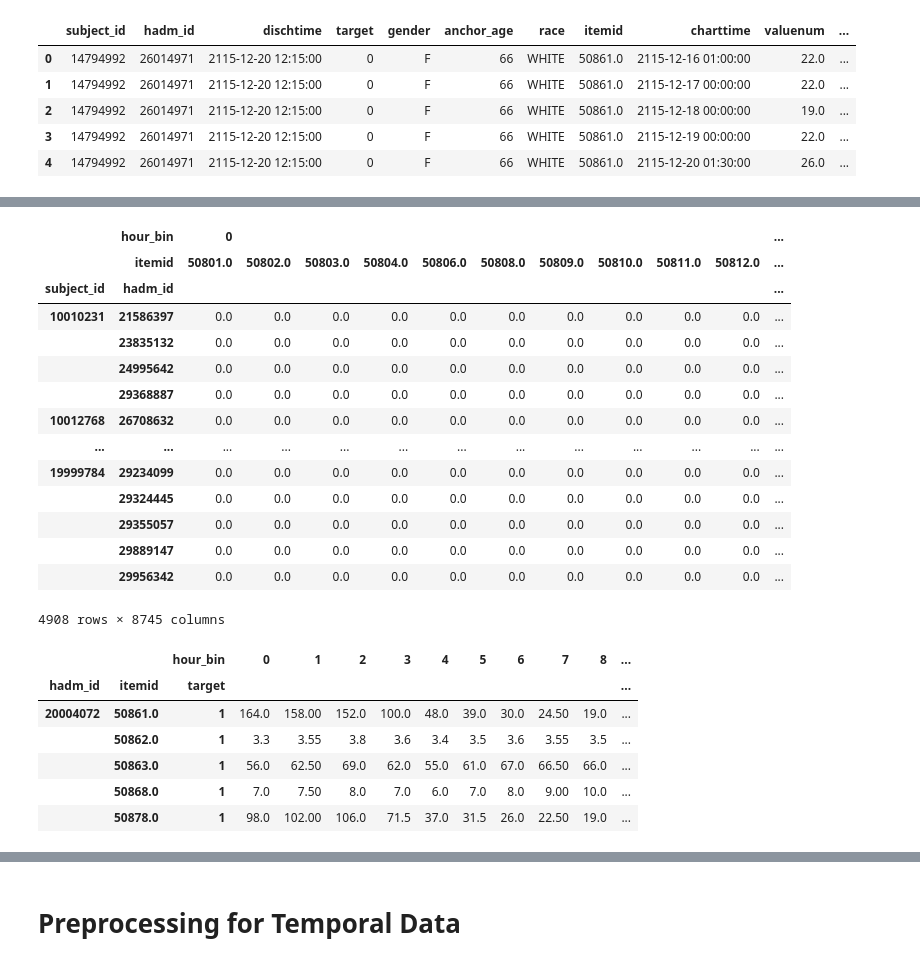
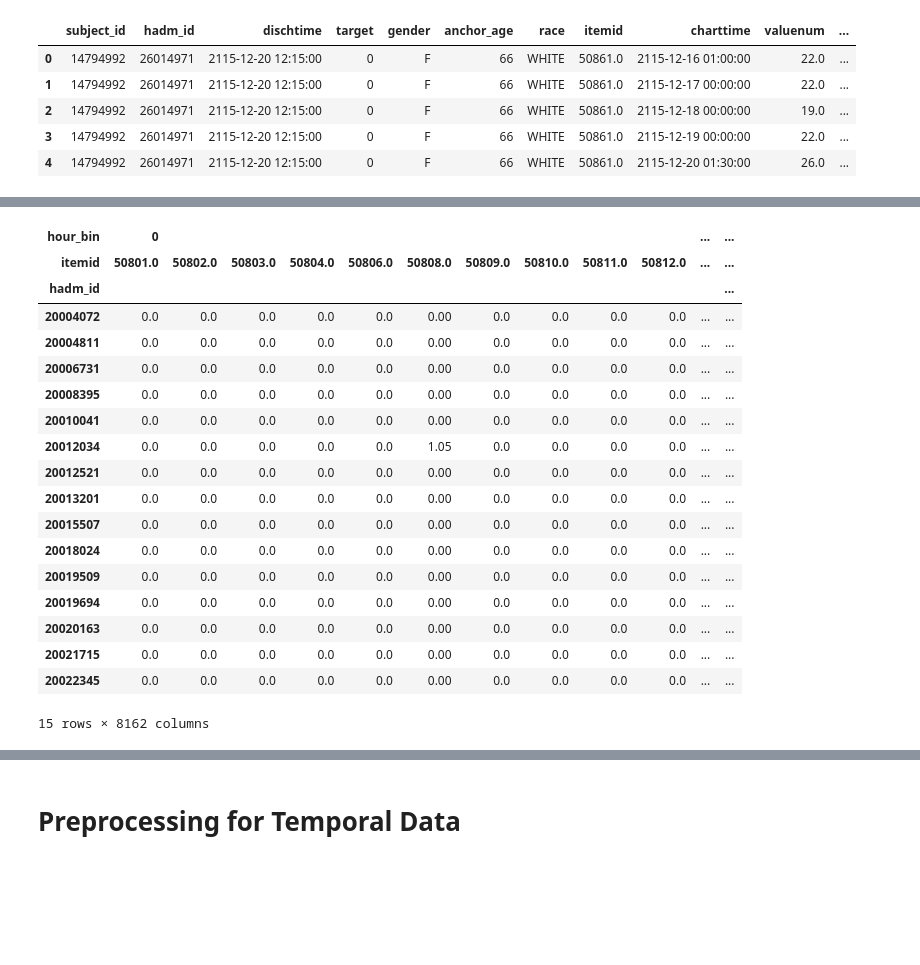
Before and after one commit to Crazz-Zaac/informative-missingness, a Jupyter notebook: project/notebooks/exp_2025.ipynb, the cells around one changed output, grey strips where cells are left out. Saved outputs shown, nothing was run; the diff lists cells and outputs as text; code cells hidden in the pictures; blank space fills up the shorter version.

```diff
--- a/project/notebooks/exp_2025.ipynb
+++ b/project/notebooks/exp_2025.ipynb
@@ -230,15 +225,15 @@ sup_extracted_df.head()
 # %%
-df = patient_data_df.copy()
-df = df.dropna(subset=["charttime", "dischtime"])
-df["charttime"] = pd.to_datetime(df["charttime"])
-df["dischtime"] = pd.to_datetime(df["dischtime"])
+patient_df = patient_data_df.copy()
+patient_df = patient_df.dropna(subset=["charttime", "dischtime"])
+patient_df["charttime"] = pd.to_datetime(patient_df["charttime"])
+patient_df["dischtime"] = pd.to_datetime(patient_df["dischtime"])
 
-delta = df["dischtime"] - df["charttime"]
+delta = patient_df["dischtime"] - patient_df["charttime"]
 
-df["minute"] = (delta.dt.total_seconds() // 60).astype(int)
-df["hour"] = (delta.dt.total_seconds() // 3600).astype(int)
-df["day"] = (delta.dt.total_seconds() // (3600 * 24)).astype(int)
-df.head()
+patient_df["minute"] = (delta.dt.total_seconds() // 60).astype(int)
+patient_df["hour"] = (delta.dt.total_seconds() // 3600).astype(int)
+patient_df["day"] = (delta.dt.total_seconds() // (3600 * 24)).astype(int)
+patient_df.head()
 # %% [output]
 |  | subject_id | hadm_id | dischtime | target | gender | anchor_age | race | itemid | charttime | valuenum | ... |
 | 0 | 14794992 | 26014971 | 2115-12-20 12:15:00 | 0 | F | 66 | WHITE | 50861.0 | 2115-12-16 01:00:00 | 22.0 | ... |
@@ -247,13 +242,13 @@ df.head()
 | 3 | 14794992 | 26014971 | 2115-12-20 12:15:00 | 0 | F | 66 | WHITE | 50861.0 | 2115-12-19 00:00:00 | 22.0 | ... |
 | 4 | 14794992 | 26014971 | 2115-12-20 12:15:00 | 0 | F | 66 | WHITE | 50861.0 | 2115-12-20 01:30:00 | 26.0 | ... |
 # %%
-df["hour_bin"] = (df["hour"] // 12).astype(int)
-ts = (
-    df
-    .groupby(["subject_id", "hadm_id", "itemid","hour_bin"])["valuenum"]
+# patient_df["hour_bin"] = (patient_df["hour"] // 12).astype(int)
+patient_df = patient_df[(patient_df["hour_bin"] >= 0) & (patient_df["hour_bin"] < 14)]
+patient_ts = (
+    patient_df.groupby(["hadm_id", "itemid", "hour_bin"])["valuenum"]  # "subject_id"
     .mean()
-    .unstack(level=-1)
-    .interpolate(method='linear', axis=1)
+    .unstack("hour_bin")
+    .interpolate(method="linear", axis=1)
     .ffill(axis=1)
     .bfill(axis=1)
 )
@@ -279,18 +288,23 @@ ts.head()
 # %%
-ts.unstack(level=-1).fillna(0)
+wide = patient_ts.unstack("itemid").fillna(0)
+wide.head(15)
 # %% [output]
-|  | hour_bin | 0 |  |  |  |  |  |  |  |  |  | ... |
-|  | itemid | 50801.0 | 50802.0 | 50803.0 | 50804.0 | 50806.0 | 50808.0 | 50809.0 | 50810.0 | 50811.0 | 50812.0 | ... |
-| subject_id | hadm_id |  |  |  |  |  |  |  |  |  |  | ... |
-| 10010231 | 21586397 | 0.0 | 0.0 | 0.0 | 0.0 | 0.0 | 0.0 | 0.0 | 0.0 | 0.0 | 0.0 | ... |
-|  | 23835132 | 0.0 | 0.0 | 0.0 | 0.0 | 0.0 | 0.0 | 0.0 | 0.0 | 0.0 | 0.0 | ... |
-|  | 24995642 | 0.0 | 0.0 | 0.0 | 0.0 | 0.0 | 0.0 | 0.0 | 0.0 | 0.0 | 0.0 | ... |
-|  | 29368887 | 0.0 | 0.0 | 0.0 | 0.0 | 0.0 | 0.0 | 0.0 | 0.0 | 0.0 | 0.0 | ... |
-| 10012768 | 26708632 | 0.0 | 0.0 | 0.0 | 0.0 | 0.0 | 0.0 | 0.0 | 0.0 | 0.0 | 0.0 | ... |
-| ... | ... | ... | ... | ... | ... | ... | ... | ... | ... | ... | ... | ... |
-| 19999784 | 29234099 | 0.0 | 0.0 | 0.0 | 0.0 | 0.0 | 0.0 | 0.0 | 0.0 | 0.0 | 0.0 | ... |
-|  | 29324445 | 0.0 | 0.0 | 0.0 | 0.0 | 0.0 | 0.0 | 0.0 | 0.0 | 0.0 | 0.0 | ... |
-|  | 29355057 | 0.0 | 0.0 | 0.0 | 0.0 | 0.0 | 0.0 | 0.0 | 0.0 | 0.0 | 0.0 | ... |
-|  | 29889147 | 0.0 | 0.0 | 0.0 | 0.0 | 0.0 | 0.0 | 0.0 | 0.0 | 0.0 | 0.0 | ... |
-|  | 29956342 | 0.0 | 0.0 | 0.0 | 0.0 | 0.0 | 0.0 | 0.0 | 0.0 | 0.0 | 0.0 | ... |
+| hour_bin | 0 |  |  |  |  |  |  |  |  |  | ... | ... |
+| itemid | 50801.0 | 50802.0 | 50803.0 | 50804.0 | 50806.0 | 50808.0 | 50809.0 | 50810.0 | 50811.0 | 50812.0 | ... | ... |
+| hadm_id |  |  |  |  |  |  |  |  |  |  |  | ... |
+| 20004072 | 0.0 | 0.0 | 0.0 | 0.0 | 0.0 | 0.00 | 0.0 | 0.0 | 0.0 | 0.0 | ... | ... |
+| 20004811 | 0.0 | 0.0 | 0.0 | 0.0 | 0.0 | 0.00 | 0.0 | 0.0 | 0.0 | 0.0 | ... | ... |
+| 20006731 | 0.0 | 0.0 | 0.0 | 0.0 | 0.0 | 0.00 | 0.0 | 0.0 | 0.0 | 0.0 | ... | ... |
+| 20008395 | 0.0 | 0.0 | 0.0 | 0.0 | 0.0 | 0.00 | 0.0 | 0.0 | 0.0 | 0.0 | ... | ... |
+| 20010041 | 0.0 | 0.0 | 0.0 | 0.0 | 0.0 | 0.00 | 0.0 | 0.0 | 0.0 | 0.0 | ... | ... |
+| 20012034 | 0.0 | 0.0 | 0.0 | 0.0 | 0.0 | 1.05 | 0.0 | 0.0 | 0.0 | 0.0 | ... | ... |
+| 20012521 | 0.0 | 0.0 | 0.0 | 0.0 | 0.0 | 0.00 | 0.0 | 0.0 | 0.0 | 0.0 | ... | ... |
+| 20013201 | 0.0 | 0.0 | 0.0 | 0.0 | 0.0 | 0.00 | 0.0 | 0.0 | 0.0 | 0.0 | ... | ... |
+| 20015507 | 0.0 | 0.0 | 0.0 | 0.0 | 0.0 | 0.00 | 0.0 | 0.0 | 0.0 | 0.0 | ... | ... |
+| 20018024 | 0.0 | 0.0 | 0.0 | 0.0 | 0.0 | 0.00 | 0.0 | 0.0 | 0.0 | 0.0 | ... | ... |
+| 20019509 | 0.0 | 0.0 | 0.0 | 0.0 | 0.0 | 0.00 | 0.0 | 0.0 | 0.0 | 0.0 | ... | ... |
+| 20019694 | 0.0 | 0.0 | 0.0 | 0.0 | 0.0 | 0.00 | 0.0 | 0.0 | 0.0 | 0.0 | ... | ... |
+| 20020163 | 0.0 | 0.0 | 0.0 | 0.0 | 0.0 | 0.00 | 0.0 | 0.0 | 0.0 | 0.0 | ... | ... |
+| 20021715 | 0.0 | 0.0 | 0.0 | 0.0 | 0.0 | 0.00 | 0.0 | 0.0 | 0.0 | 0.0 | ... | ... |
+| 20022345 | 0.0 | 0.0 | 0.0 | 0.0 | 0.0 | 0.00 | 0.0 | 0.0 | 0.0 | 0.0 | ... | ... |
-4908 rows × 8745 columns
+15 rows × 8162 columns
@@ -301,10 +310,0 @@ target_df = df_reset.groupby('hadm_id')[0].mean().gt(50).astype(int).reset_index
-# %%
-ts.head()
-# %% [output]
-|  |  | hour_bin | 0 | 1 | 2 | 3 | 4 | 5 | 6 | 7 | 8 | ... |
-| hadm_id | itemid | target |  |  |  |  |  |  |  |  |  | ... |
-| 20004072 | 50861.0 | 1 | 164.0 | 158.00 | 152.0 | 100.0 | 48.0 | 39.0 | 30.0 | 24.50 | 19.0 | ... |
-|  | 50862.0 | 1 | 3.3 | 3.55 | 3.8 | 3.6 | 3.4 | 3.5 | 3.6 | 3.55 | 3.5 | ... |
-|  | 50863.0 | 1 | 56.0 | 62.50 | 69.0 | 62.0 | 55.0 | 61.0 | 67.0 | 66.50 | 66.0 | ... |
-|  | 50868.0 | 1 | 7.0 | 7.50 | 8.0 | 7.0 | 6.0 | 7.0 | 8.0 | 9.00 | 10.0 | ... |
-|  | 50878.0 | 1 | 98.0 | 102.00 | 106.0 | 71.5 | 37.0 | 31.5 | 26.0 | 22.50 | 19.0 | ... |
```
Also changed, not shown: parts of 22 cells of this notebook, 4 other files.
